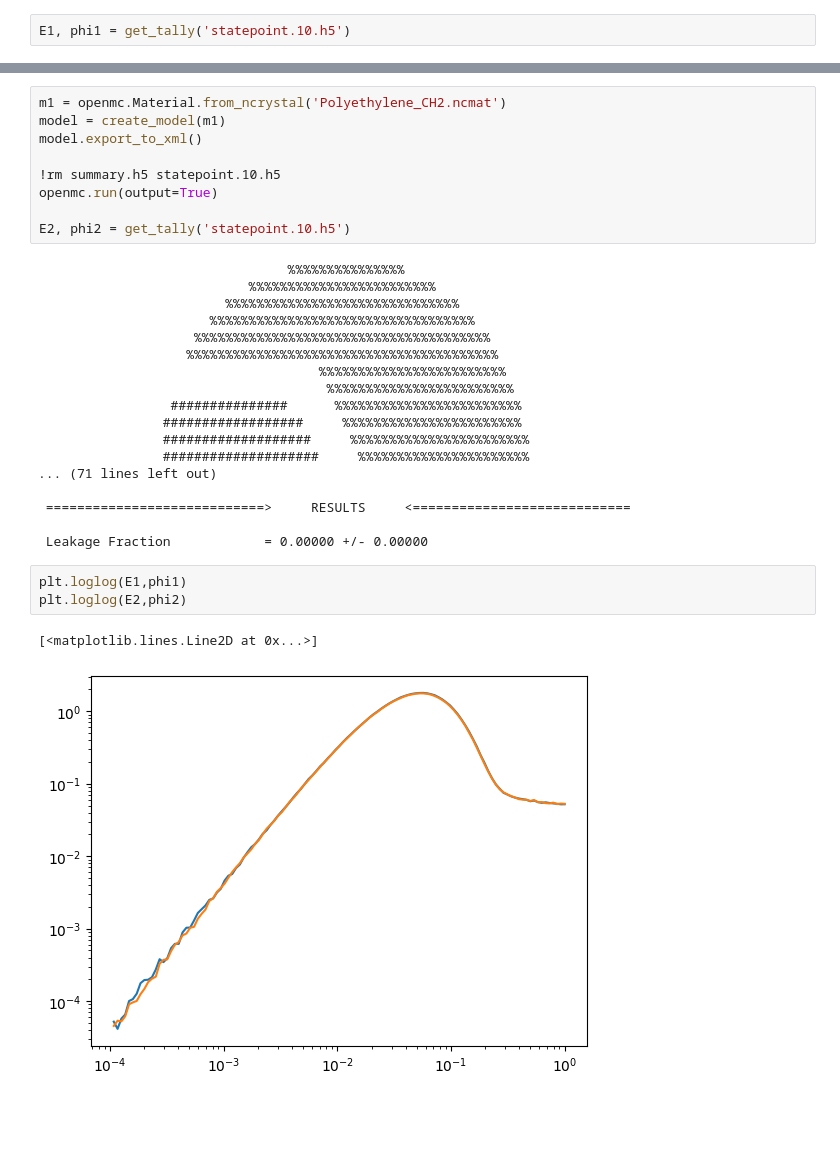
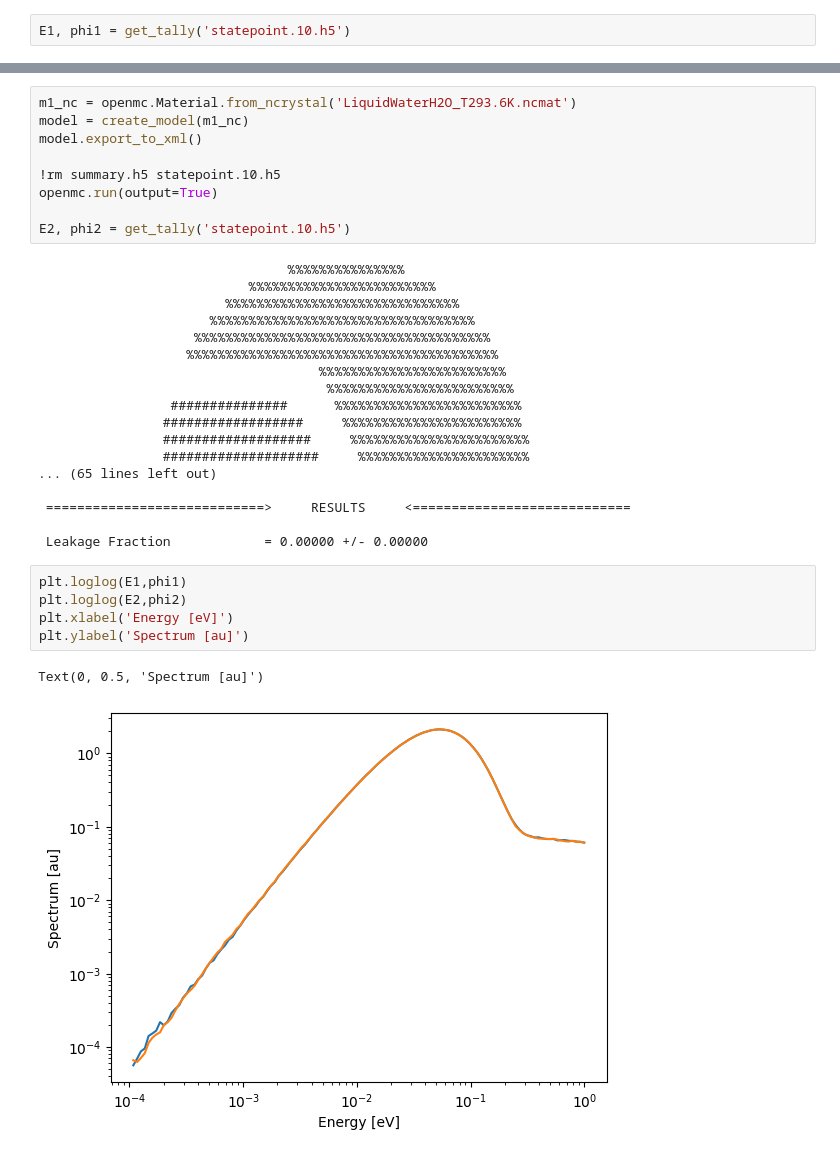
Before and after one commit to highness-eu/TSL_School, a Jupyter notebook: openmc/Examples/Infinite_Spectra/TSL_School-Infinite_Spectra.ipynb, the cells around one changed output, grey strips where cells are left out. Drawn from its saved outputs; the diff is of its cells as text; blank space fills up the shorter version.

Commit message:
Update spectrum example

```diff
--- a/openmc/Examples/Infinite_Spectra/TSL_School-Infinite_Spectra.ipynb
+++ b/openmc/Examples/Infinite_Spectra/TSL_School-Infinite_Spectra.ipynb
@@ -92,6 +94,6 @@ plt.loglog(E1,phi1)
 # %%
-m1 = openmc.Material.from_ncrystal('Polyethylene_CH2.ncmat')
-model = create_model(m1)
+m1_nc = openmc.Material.from_ncrystal('LiquidWaterH2O_T293.6K.ncmat')
+model = create_model(m1_nc)
 model.export_to_xml()
 
 !rm summary.h5 statepoint.10.h5
@@ -111,7 +113,7 @@ E2, phi2 = get_tally('statepoint.10.h5')
                 ##################     %%%%%%%%%%%%%%%%%%%%%%%
                 ###################     %%%%%%%%%%%%%%%%%%%%%%%
                 ####################     %%%%%%%%%%%%%%%%%%%%%%
-... (71 lines left out)
+... (65 lines left out)
 
  ============================>     RESULTS     <============================
 
@@ -119,6 +121,8 @@ E2, phi2 = get_tally('statepoint.10.h5')
 # %%
 plt.loglog(E1,phi1)
 plt.loglog(E2,phi2)
+plt.xlabel('Energy [eV]')
+plt.ylabel('Spectrum [au]')
 # %% [output]
-[<matplotlib.lines.Line2D at 0x...>]
+Text(0, 0.5, 'Spectrum [au]')
-[figure, old version]
+[figure, new version]
```
Also changed, not shown: parts of 5 cells of this notebook.
